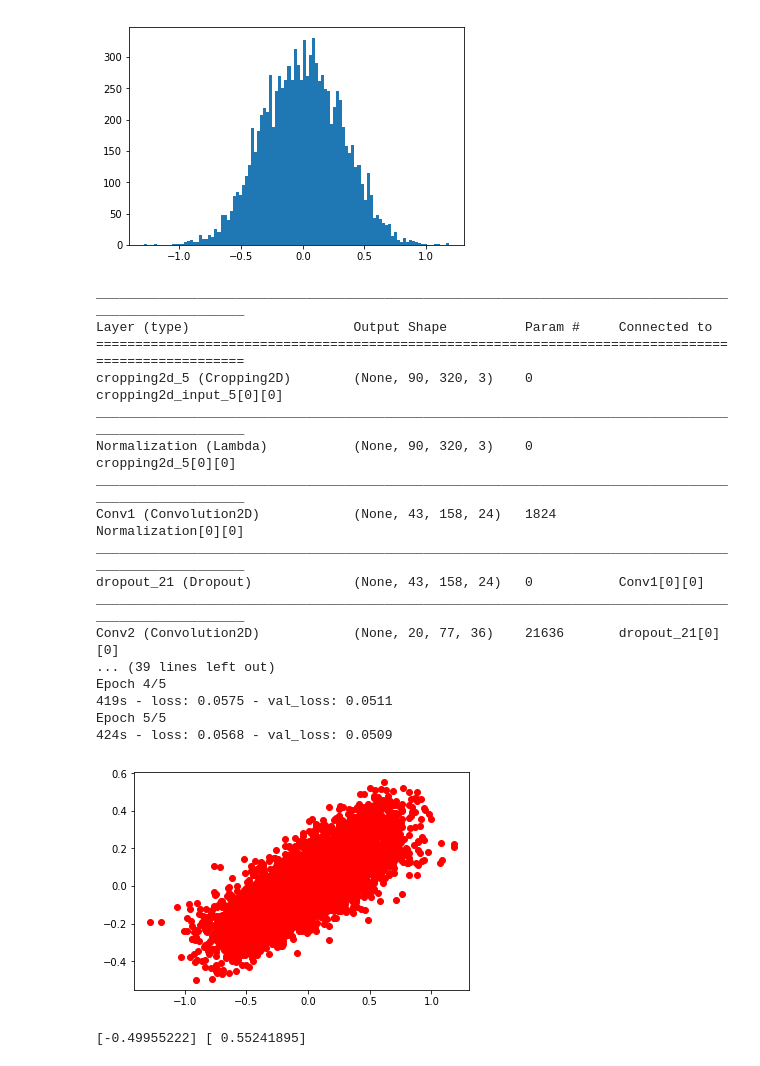
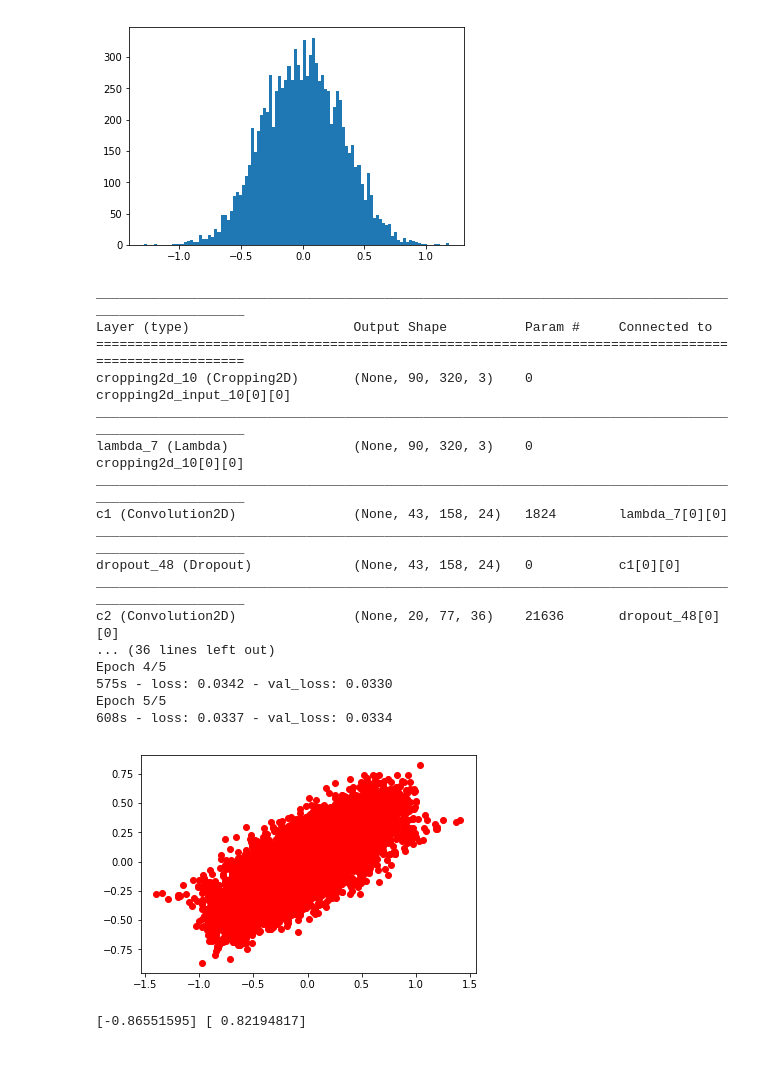
Before and after one commit to subhash/CarND-Behavioral-Cloning, a Jupyter notebook: behaviour-cloning.ipynb, the cells around one changed output. Drawn from its saved outputs; the diff is of its cells as text; code cells hidden in the pictures.

```diff
--- a/behaviour-cloning.ipynb
+++ b/behaviour-cloning.ipynb
@@ -228,25 +228,27 @@ from keras.layers.pooling import MaxPooling2D
 import numpy as np
 from random import random
 
-X_train, y_train = shuffle(pruned_features, pruned_labels)
+X_train, y_train = shuffle(features, labels)
 
 def my_model():
     model = Sequential()
     model.add(Cropping2D(cropping=((50,20), (0,0)), input_shape=X_train.shape[1:]))
     model.add(Lambda(lambda x: (x / 255.0) - 0.5))
-    model.add(Convolution2D(16, 5, 5, border_mode='valid', subsample=(2,2), activation='relu', name='c1'))
-    model.add(Dropout(0.5))
-    model.add(Convolution2D(32, 5, 5, border_mode='valid', subsample=(2,2), activation='relu', name='c2'))
-    model.add(Dropout(0.5))
-    model.add(Convolution2D(64, 3, 3, border_mode='valid', subsample=(1,1), activation='relu', name='c3'))
-    model.add(Dropout(0.5))
+    model.add(Convolution2D(24, 5, 5, border_mode='valid', subsample=(2,2), activation='relu', name='c1'))
+    model.add(Dropout(0.2))
+    model.add(Convolution2D(36, 5, 5, border_mode='valid', subsample=(2,2), activation='relu', name='c2'))
+    model.add(Dropout(0.2))
+    model.add(Convolution2D(48, 5, 5, border_mode='valid', subsample=(2,2), activation='relu', name='c3'))
+    model.add(Dropout(0.2))
     model.add(Convolution2D(64, 3, 3, border_mode='valid', subsample=(1,1), activation='relu', name='c4'))
-    model.add(Dropout(0.5))
+    model.add(Dropout(0.2))
+    model.add(Convolution2D(64, 3, 3, border_mode='valid', subsample=(1,1), activation='relu', name='c5'))
+    model.add(Dropout(0.2))
 
     model.add(Flatten())
-    model.add(Dense(64, name='d1'))
-    model.add(Dense(32, name='d2'))
-    model.add(Dense(16, name='d3'))
+    model.add(Dense(100, name='d1', activation='relu'))
+    model.add(Dense(50, name='d2', activation='relu'))
+    model.add(Dense(10, name='d3', activation='relu'))
     model.add(Dense(1, name='out'))
 
     model.summary()
@@ -258,7 +260,7 @@ def my_training(X_train, y_train):
     adam = Adam(lr=0.0001, beta_1=0.9, beta_2=0.999, epsilon=1e-08, decay=0.01)
     model.compile(optimizer=adam, loss='mse')
 
-    history = model.fit(X_train, y_train, batch_size=32, nb_epoch=3, verbose=2, validation_split=0.05)
+    history = model.fit(X_train, y_train, batch_size=32, nb_epoch=5, verbose=2, validation_split=0.05)
     y_pred = model.predict(X_train)
     model.save("model.new2.h5")
 
@@ -327,41 +329,41 @@ def nvidia_model():
     model.add(Convolution2D(48, 5, 5, border_mode='valid', activation='relu', name='c3', subsample=(2,2)))
     model.add(Dropout(0.2))
     model.add(Convolution2D(64, 3, 3, border_mode='valid', activation='relu', name='c4'))
     model.add(Dropout(0.2))
     model.add(Flatten())
 #     model.add(Dense(1164, name='d1'))
 #     model.add(Dropout(0.5))
     model.add(Dense(100, activation='relu', name='d2'))
     model.add(Dropout(0.5))
     model.add(Dense(50, activation='relu', name='d3'))
     model.add(Dense(10, activation='relu', name='d4'))
     model.add(Dropout(0.5))
     model.add(Dense(1, name='out'))
 
     return model
 
 #X_train, X_validation, y_train, y_validation = train_test_split(X_train, y_train, test_size = 0.01, random_state = 0)
 
 
-stolen_training(X_train, y_train)
+my_training(X_train, y_train)
 #my_training(X_train, y_train)
 # %% [output]
 ____________________________________________________________________________________________________
 Layer (type)                     Output Shape          Param #     Connected to
 ====================================================================================================
-cropping2d_5 (Cropping2D)        (None, 90, 320, 3)    0           cropping2d_input_5[0][0]
+cropping2d_10 (Cropping2D)       (None, 90, 320, 3)    0           cropping2d_input_10[0][0]
 ____________________________________________________________________________________________________
-Normalization (Lambda)           (None, 90, 320, 3)    0           cropping2d_5[0][0]
+lambda_7 (Lambda)                (None, 90, 320, 3)    0           cropping2d_10[0][0]
 ____________________________________________________________________________________________________
-Conv1 (Convolution2D)            (None, 43, 158, 24)   1824        Normalization[0][0]
+c1 (Convolution2D)               (None, 43, 158, 24)   1824        lambda_7[0][0]
 ____________________________________________________________________________________________________
-dropout_21 (Dropout)             (None, 43, 158, 24)   0           Conv1[0][0]
+dropout_48 (Dropout)             (None, 43, 158, 24)   0           c1[0][0]
 ____________________________________________________________________________________________________
-Conv2 (Convolution2D)            (None, 20, 77, 36)    21636       dropout_21[0][0]
-... (39 lines left out)
+c2 (Convolution2D)               (None, 20, 77, 36)    21636       dropout_48[0][0]
+... (36 lines left out)
 Epoch 4/5
-419s - loss: 0.0575 - val_loss: 0.0511
+575s - loss: 0.0342 - val_loss: 0.0330
 Epoch 5/5
-424s - loss: 0.0568 - val_loss: 0.0509
+608s - loss: 0.0337 - val_loss: 0.0334
-[figure, old version]
+[figure, new version]
-[-0.49955222] [ 0.55241895]
+[-0.86551595] [ 0.82194817]
```
Also changed, not shown: parts of 1 cell of this notebook, 2 other files.
